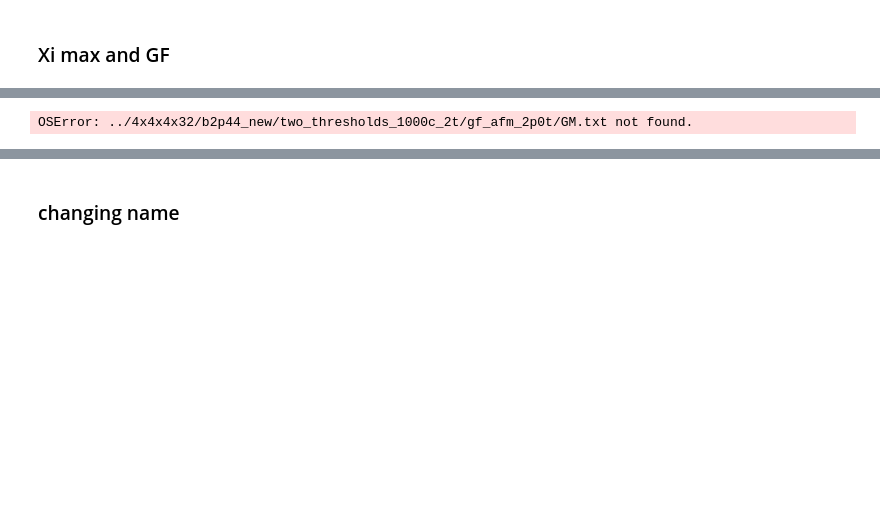
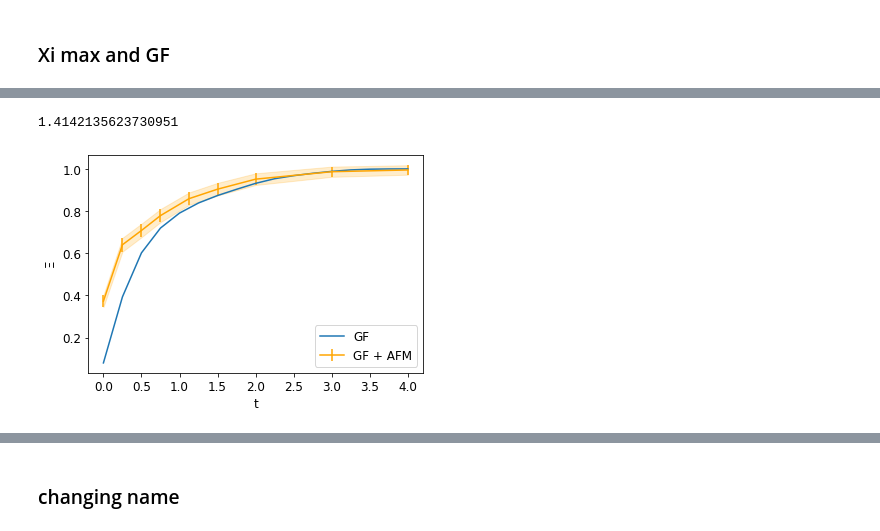
Before and after one commit to Ivan-Soler/AFM, a Jupyter notebook: main.ipynb, the cells around one changed output, grey strips where cells are left out. Cells and saved outputs as stored; diff of their text form; code cells hidden in the pictures; blank space fills up the shorter version.

Commit message:
modified notebook and printing MC history for each threshold

```diff
--- a/main.ipynb
+++ b/main.ipynb
@@ -172,35 +196,44 @@ def Xi_max(data,susy_max):
 # %%
 def find_max(folder,measure,observable):
     data=np.loadtxt(folder+measure+observable+".txt")
-    ov_max, susy_max=np.loadtxt(folder+measure+"end_spectrum.txt")
+    if measure=="gf_afm_0p0t/":
+        susy_max=np.loadtxt(folder+measure+"end_spectrum.txt")
+    else:
+        ov_max, susy_max=np.loadtxt(folder+measure+"end_spectrum.txt")
     maximum=Xi_max(data,susy_max)
-    print(maximum)
     return(maximum)
+# %%
+np.sqrt(8*0.25)
+# %% [output]
+1.4142135623730951
 # %%
 observable="GM"
-folder="../4x4x4x32/b2p44_new/two_thresholds_1000c_2t/"
-maximum=np.zeros((5))
+folder="../4x4x4x32/b2p44_new/compare_4p0t/"
+maximum=np.zeros((9))
+error=np.zeros((9))
 t=0
-for measure in ("gf_afm_2p0t/", "gf_afm_1p125t/", "gf_afm_0p75t/","gf_afm_0p5t/", "gf_afm_0p25t/"):
+for measure in ("gf_afm_4p0t/", "gf_afm_3p0t/", "gf_afm_2p0t/", "gf_afm_1p5t/", "gf_afm_1p125t/", "gf_afm_0p75t/","gf_afm_0p5t/", "gf_afm_0p25t/","gf_afm_0p0t/"):
     data=np.loadtxt(folder+measure+observable+".txt")
-    f=open(folder_out+"lambda_opt.txt",'r')
-    lambda_opt=float(f.read())
+    f=open(folder+measure+"lambda_opt.txt",'r')
+    lambda_opt=float(f.read()[0])
+    f.close()
+    f=open(folder+measure+"GM_error_opt.txt",'r')
+    error[t]=float(f.read())
     f.close()
     maximum[t]=find_max(folder,measure,observable)
     t+=1
-t=[2,1.125,0.75,0.5,0.25]
+t=[4,3,2,1.5,1.125,0.75,0.5,0.25,0]
 
-folder="../4x4x4x32/b2p44_new/"
-measure="gf/"
 observable="GM"
-data=np.loadtxt(folder+measure+observable+".txt")
+data=np.loadtxt(folder+observable+".txt")
 plt.xlabel("t")
 plt.ylabel(r'$\Xi$')
 plt.rcParams.update({'font.size': 12})
-plt.title('(GF + AFM) vs GF')
+#plt.title('(GF + AFM) vs GF')
 plt.plot(data[1],data[0], label="GF")
-plt.scatter(t,maximum, color="orange", label="GF + AFM")
+plt.errorbar(t,maximum, yerr=error, color="orange", label="GF + AFM")
+plt.fill_between(t, maximum-error, maximum+error,color="orange",alpha=0.2)
 plt.legend(loc="lower right")
-plt.savefig(folder+"./GF_AFM_2t.pdf")
+plt.savefig(folder+"./GF_AFM_4p0t.pdf")
 # %% [output]
-OSError: ../4x4x4x32/b2p44_new/two_thresholds_1000c_2t/gf_afm_2p0t/GM.txt not found.
+[figure, added]
```
Also changed, not shown: parts of 10 cells of this notebook, 1 other file.
